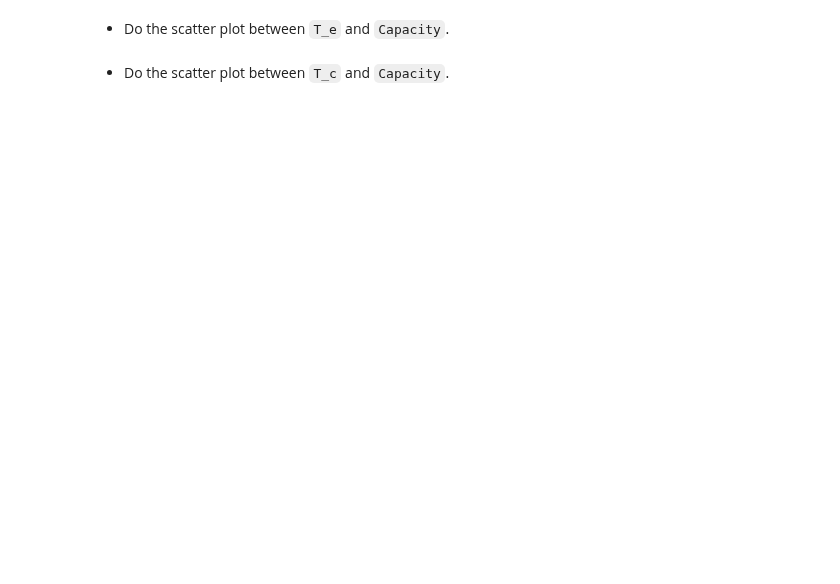
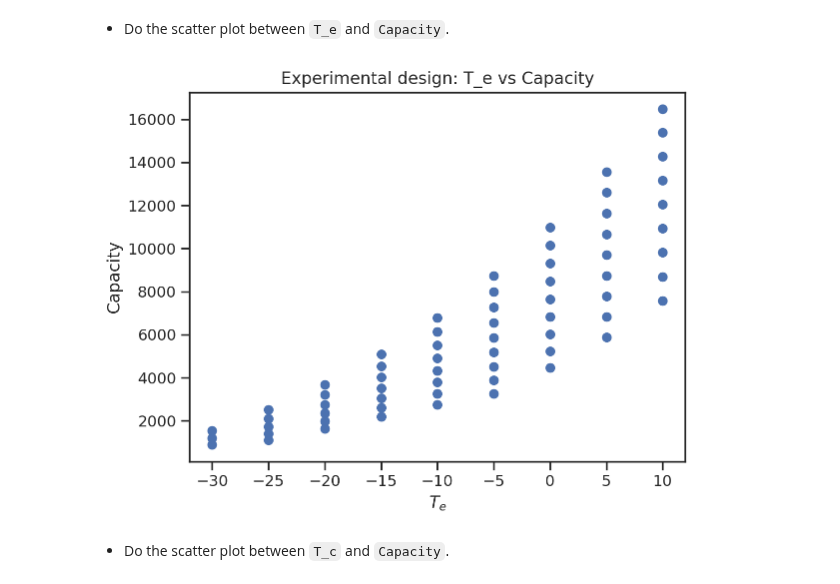
Before and after one commit to JamesKolb20k/Financier, a Jupyter notebook: lecture04/homework_04.ipynb, the cells around one changed output. Drawn from its saved outputs; the diff is of its cells as text; code cells hidden in the pictures; blank space fills up the shorter version.

```diff
--- a/lecture04/homework_04.ipynb
+++ b/lecture04/homework_04.ipynb
@@ -60,2 +71,11 @@ Answer the following questions.
+# %%
+plt.scatter(data['T_e'], data['Capacity'])
+plt.xlabel('$T_e$')
+plt.ylabel('Capacity')
+plt.title('Experimental design: T_e vs Capacity');
+
+plt.show()
+# %% [output]
+[figure, added]
 # %% [markdown]
 + Do the scatter plot between `T_c` and `Capacity`.
```
Also changed, not shown: parts of 18 cells of this notebook.
